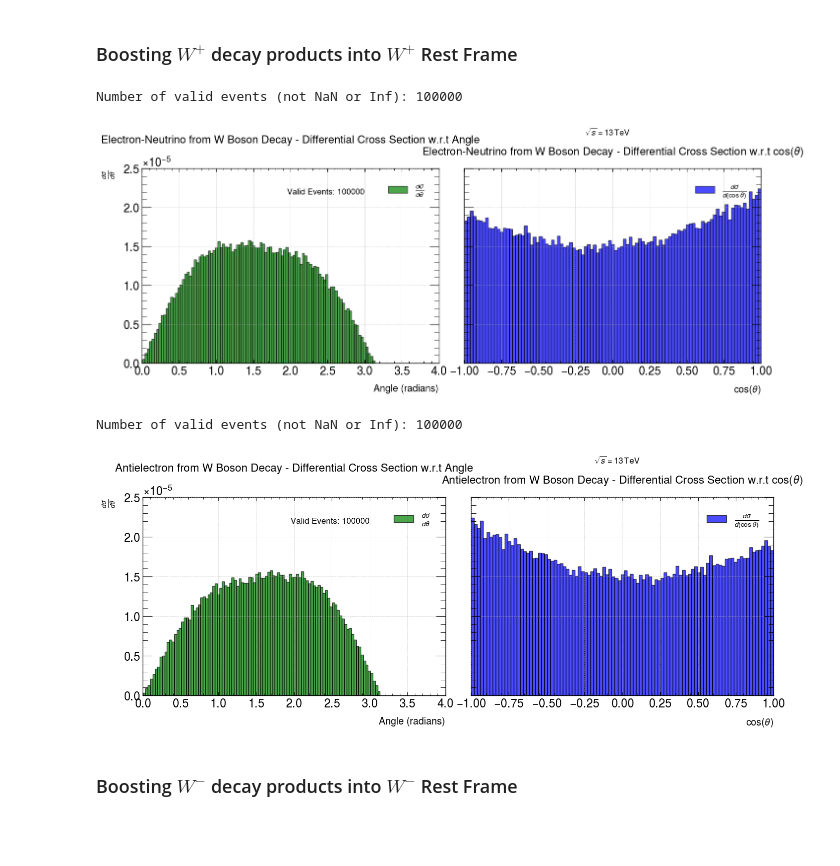
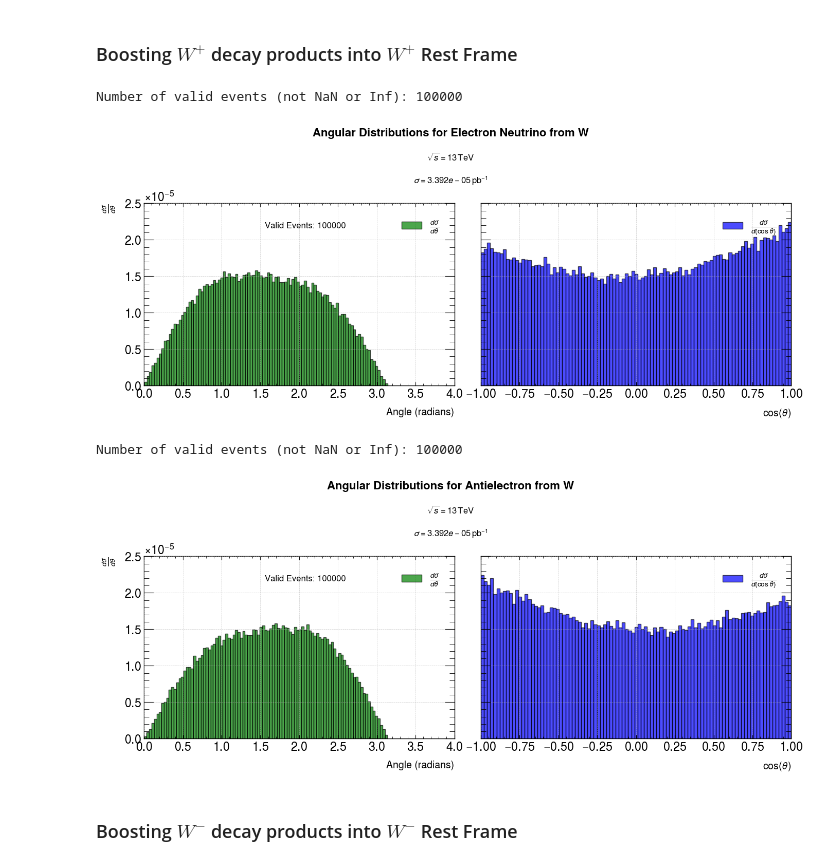
Before and after one commit to Gabriel-HowellBatty/TriBoson, a Jupyter notebook: Week4/Polarity.ipynb, the cells around one changed output. Saved outputs shown, nothing was run; the diff lists cells and outputs as text; code cells hidden in the pictures; blank space fills up the shorter version.

```diff
--- a/Week4/Polarity.ipynb
+++ b/Week4/Polarity.ipynb
@@ -330,12 +334,8 @@ def rotate_and_boost2(affected_vector, reference_vector, axis):
 # %% [markdown]
 ### Plotting functions
 # %%
-import numpy as np
-import matplotlib.pyplot as plt
-import mplhep as hep
-
-def plot_histogram(data, title, file_name):
-    luminosity = 100000 / 3.3917389499999996e-05
+def plot_histogram(data, vector_boson, decay_product):
+    luminosity = 100000 / Cross_Section
 
     # Filter out NaN and infinite values
     valid_data = data[np.isfinite(data)]
@@ -357,43 +357,45 @@ def plot_histogram(data, title, file_name):
 
     # Set up the figure and two subplots
     fig, (ax1, ax2) = plt.subplots(1, 2, figsize=(14, 6), sharey=True)
-    fig.subplots_adjust(wspace=0.3)  # Increase space between subplots
+    fig.subplots_adjust(wspace=0.3, top=0.85)  # Increase space between subplots and space for the title
 
-    # Plot differential cross section with respect to theta using hist
+    # Add an overall title
+    fig.suptitle(f"Angular Distributions for {decay_product} from {vector_boson}", fontsize=16, weight='bold')
+
+    # Plot differential cross section with respect to theta
     ax1.hist(theta_data, bins=theta_bins, color='green', edgecolor='black', alpha=0.7,
               weights=np.ones(len(theta_data)) / (luminosity * (theta_bins[1] - theta_bins[0])),
               label=r'$\frac{d\sigma}{d\theta}$')
     ax1.set_xlabel('Angle (radians)', fontsize=14)
-    ax1.set_ylabel(r'$\frac{d\sigma}{d\theta}$ ', fontsize=14)
-    ax1.set_title(f"{title} - Differential Cross Section w.r.t Angle", fontsize=16, pad=20)
+    ax1.set_ylabel(r'$\frac{d\sigma}{d\theta}$', fontsize=14)
     ax1.legend(loc='upper right')
     ax1.grid(True, linestyle='--', linewidth=0.5, alpha=0.7)
 
-    # Plot differential cross section with respect to cos(theta) using hist
+    # Plot differential cross section with respect to cos(theta)
     ax2.hist(cos_theta_data, bins=cos_theta_bins, color='blue', edgecolor='black', alpha=0.7,
               weights=np.ones(len(cos_theta_data)) / (luminosity * (cos_theta_bins[1] - cos_theta_bins[0])),
               label=r'$\frac{d\sigma}{d(\cos \theta)}$')
     ax2.set_xlabel(r'cos($\theta$)', fontsize=14)
-    ax2.set_title(f"{title} - Differential Cross Section w.r.t cos($\\theta$)", fontsize=16, pad=20)
     ax2.legend(loc='upper right')
     ax2.grid(True, linestyle='--', linewidth=0.5, alpha=0.7)
 
-    # Display event information
-    ax1.text(0.75, 0.9, f'Valid Events: {num_valid_events}',
-             ha='right', va='top', transform=ax1.transAxes, fontsize=12)
+    # Display event information on the left plot
+    ax1.text(0.65, 0.9, f'Valid Events: {num_valid_events}',
+             ha='right', va='top', transform=ax1.transAxes, fontsize=12, color="black")
 
-    # Center-of-mass energy label
-    fig.text(0.75, 0.94, r'$\sqrt{s} = 13 \,\mathrm{TeV}$',
+    # Add center-of-mass energy and luminosity information
+    fig.text(0.5, 0.9, r'$\sqrt{s} = 13 \,\mathrm{TeV}$',
              ha='center', va='top', fontsize=12, color="black")
+    fig.text(0.5, 0.8, f"$\\sigma = {Cross_Section:.3e} \\, \\mathrm{{pb}}^{{-1}}$", ha='center', fontsize=12)
 
-    plt.tight_layout(rect=[0, 0, 1, 0.95])  # Leave space at the top for center-of-mass energy
+    # Adjust layout to include title and text
+    plt.tight_layout(rect=[0, 0, 1, 0.88])
 
     # Save the plot
+    file_name = f"Polarity_{vector_boson}_Boson_{decay_product}"
     save_path = rf"C:\Users\gabri\OneDrive\Documents\University\Mphys\TriBoson\Week4\Plots\Polarity\{file_name}.png"
     plt.savefig(save_path, dpi=300)
     plt.show()
-
-    return
 # %% [markdown]
 ### Importing Data
 # %%
@@ -497,13 +502,13 @@ anti_electron_angles = find_decay_angle(anti_electron_four_momentum_z_rest)
 
 momentum_conservation_check(electron_neutrino_four_momentum_w_rest, anti_electron_four_momentum_z_rest)
 # %%
-plot_histogram(electron_neutrino_angles, "Electron-Neutrino from W Boson Decay", "Polarity WBoson (Electron Neutrino)")
-plot_histogram(anti_electron_angles, "Antielectron from W Boson Decay", "Polarity WBoson (Antielectron)")
+plot_histogram(electron_neutrino_angles, "W", "Electron Neutrino")
+plot_histogram(anti_electron_angles, "W", "Antielectron")
 # %% [output]
 Number of valid events (not NaN or Inf): 100000
-[figure, old version]
+[figure, new version]
 Number of valid events (not NaN or Inf): 100000
-[figure, old version]
+[figure, new version]
 # %% [markdown]
 ### Boosting $W^-$ decay products into $W^-$ Rest Frame
 # %%
```
Also changed, not shown: parts of 10 cells of this notebook.
